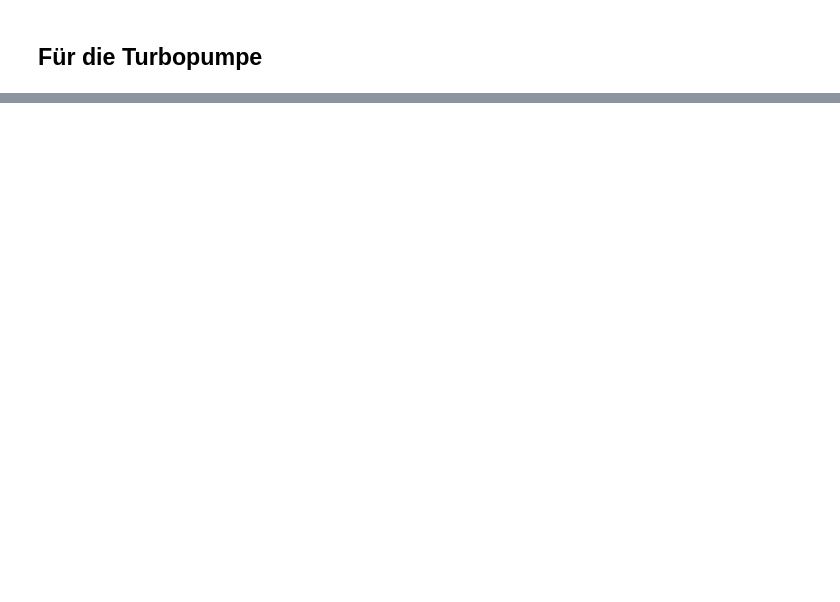
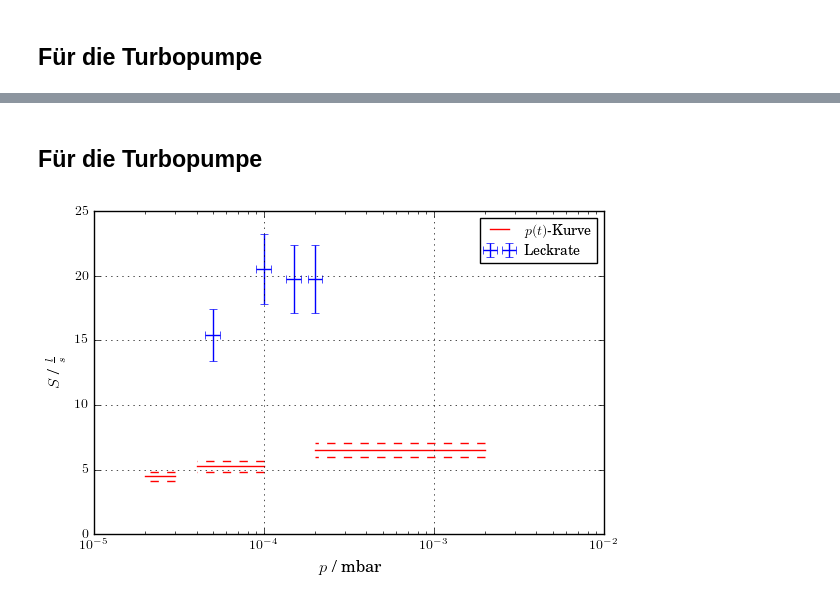
Before and after one commit to MaxSac/FP-Praktikum, a Jupyter notebook: 04-10.05.2017/Untitled.ipynb, the cells around one changed output, grey strips where cells are left out. Saved outputs shown, nothing was run; the diff lists cells and outputs as text; code cells hidden in the pictures; blank space fills up the shorter version.

```diff
--- a/04-10.05.2017/Untitled.ipynb
+++ b/04-10.05.2017/Untitled.ipynb
@@ -418,6 +416,8 @@ S4 = 0.29+/-0.04
 ## Funktion zur Bestimmung des Saugvermögens S aus der p(t)-Kurve für die Turbopumpe
 # %%
 def ptKurveTurbo(p, p0, pe, t1, t2, t3, t4, t5, t6, V, err=0.1):
+    textSize()
+
     n = len(p)
     t = np.zeros(n)
     terr = np.zeros(n)
@@ -471,13 +471,13 @@ def ptKurveTurbo(p, p0, pe, t1, t2, t3, t4, t5, t6, V, err=0.1):
     print("Parameter a und b =", params_3, "+-", errors_3)
 
     # Saugvermögen
-    deltaS1 = deltaS(VD, params_1[0], errors_1[0])
+    deltaS1 = deltaS(V, params_1[0], errors_1[0])
     S1 = ufloat(-params_1[0]*V.n, deltaS1)
     print("S1 =", S1)
-    deltaS2 = deltaS(VD, params_2[0], errors_2[0])
+    deltaS2 = deltaS(V, params_2[0], errors_2[0])
     S2 = ufloat(-params_2[0]*V.n, deltaS2)
     print("S2 =", S2)
-    deltaS3 = deltaS(VD, params_3[0], errors_3[0])
+    deltaS3 = deltaS(V, params_3[0], errors_3[0])
     S3 = ufloat(-params_3[0]*V.n, deltaS3)
     print("S3 =", S3)
 
@@ -499,3 +499,8 @@ def ptKurveTurbo(p, p0, pe, t1, t2, t3, t4, t5, t6, V, err=0.1):
     plt.grid()
     plt.tight_layout()
     plt.savefig("pictures/pt-Kurve-Turbopumpe.pdf", bbox_inches='tight')
+
+    p = unp.uarray(p, perr)
+    S = np.array([S1, S2, S3])
+    Bereiche = np.array([9, 16, 19])
+    return p, S, Bereiche
@@ -551,8 +581,8 @@ Saugvermögen S[l/s] = 1.29 +- 0.279
 # %% [markdown]
 ## Für die Turbopumpe
 # %%
-Leckrate(pT1, p_gT1, 0.1, t1T1, t2T1, t3T1, VT, "5mbar-T")
-Leckrate(pT2, p_gT2, 0.1, t1T2, t2T2, t3T2, VT, "10mbar-T")
-Leckrate(pT3, p_gT3, 0.1, t1T3, t2T3, t3T3, VT, "15mbar-T")
-Leckrate(pT4, p_gT4, 0.1, t1T4, t2T4, t3T4, VT, "20mbar-T")
+pTurboLeck1, STurboLeck1 = Leckrate(pT1, p_gT1, 0.1, t1T1, t2T1, t3T1, VT, "5mbar-T")
+pTurboLeck2, STurboLeck2 = Leckrate(pT2, p_gT2, 0.1, t1T2, t2T2, t3T2, VT, "10mbar-T")
+pTurboLeck3, STurboLeck3 = Leckrate(pT3, p_gT3, 0.1, t1T3, t2T3, t3T3, VT, "15mbar-T")
+pTurboLeck4, STurboLeck4 = Leckrate(pT4, p_gT4, 0.1, t1T4, t2T4, t3T4, VT, "20mbar-T")
 # %% [output]
@@ -575,0 +606,3 @@ Saugvermögen S[l/s] = 17.8 +- 2.57
+# %%
+pTurboLeck = (pTurboLeck1, pTurboLeck2, pTurboLeck3, pTurboLeck4)
+STurboLeck = (STurboLeck1, STurboLeck2, STurboLeck3, STurboLeck4)
@@ -575,0 +639,2 @@ Saugvermögen S[l/s] = 17.8 +- 2.57
+# %%
+pTurboPt, STurboPt, BereicheTurboPt = ptKurveTurbo(p_T, p0T, peT, t_1T, t_2T, t_3T, t_4T, t_5T, t_6T, VT)
@@ -575,0 +669,7 @@ Saugvermögen S[l/s] = 17.8 +- 2.57
+# %% [markdown]
+## Für die Turbopumpe
+# %%
+p_gT = np.array([p_gT1, p_gT2, p_gT3, p_gT4])
+pS(p_gT, STurboLeck, pTurboPt, STurboPt, BereicheTurboPt, 'Turbo')
+# %% [output]
+[figure, added]
```
Also changed, not shown: parts of 18 cells of this notebook, 4 other files.
